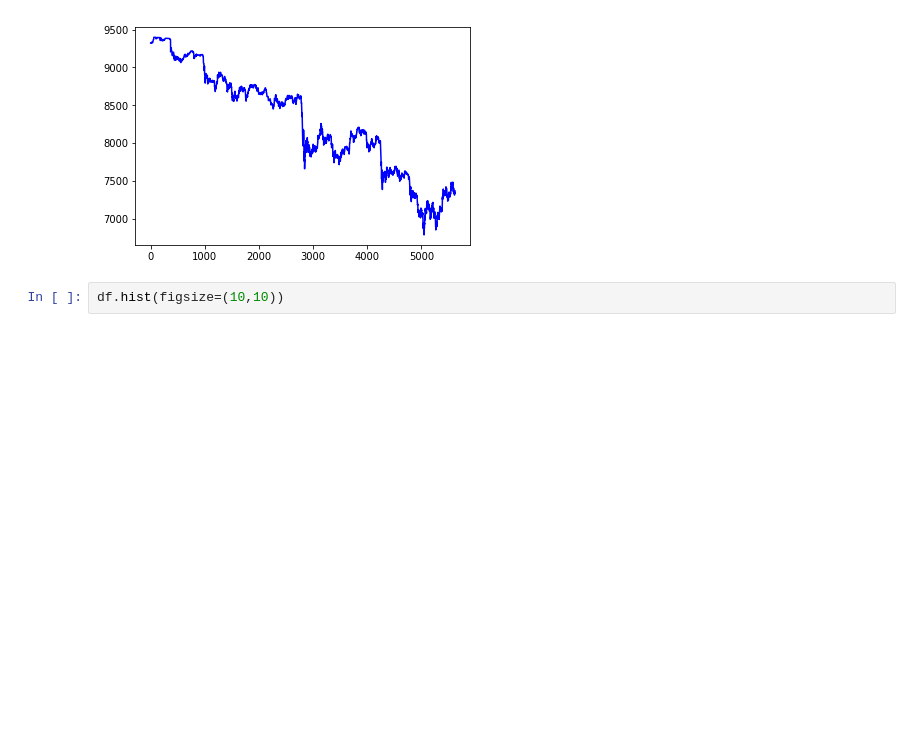
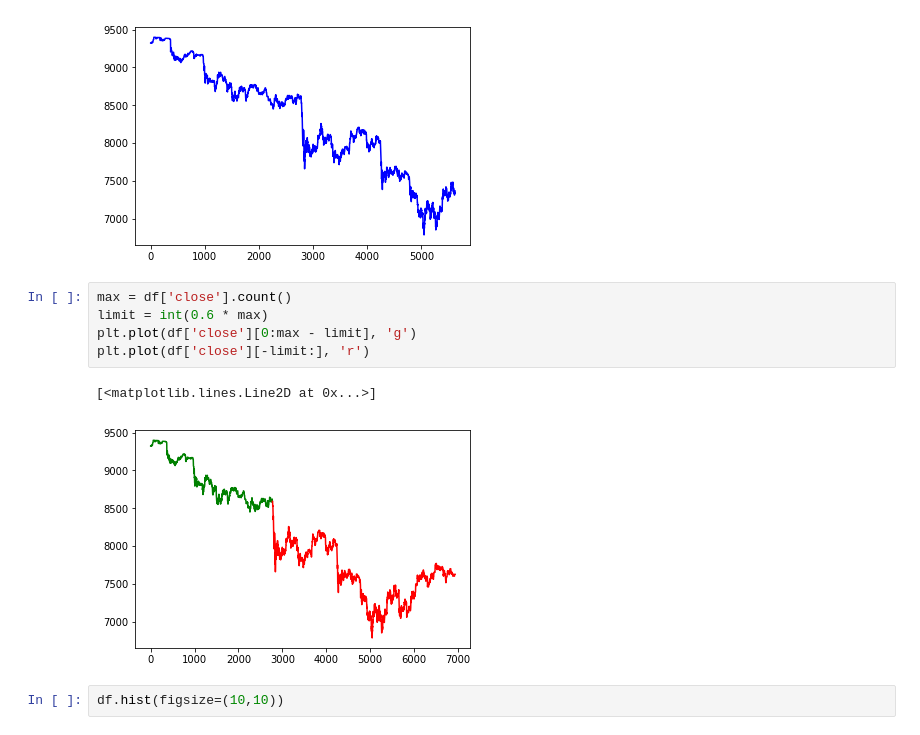
Before and after one commit to scristofari/bitcoin-challenge, a Jupyter notebook: BitCoin Challenge.ipynb, the cells around one changed output. Cells and saved outputs as stored; diff of their text form; blank space fills up the shorter version.

```diff
--- a/BitCoin Challenge.ipynb
+++ b/BitCoin Challenge.ipynb
@@ -53,6 +53,14 @@ plt.plot(df['close'], 'b')
 # %% [output]
 [<matplotlib.lines.Line2D at 0x...>]
 [figure]
+# %%
+max = df['close'].count()
+limit = int(0.6 * max)
+plt.plot(df['close'][0:max - limit], 'g')
+plt.plot(df['close'][-limit:], 'r')
+# %% [output]
+[<matplotlib.lines.Line2D at 0x...>]
+[figure, added]
 # %%
 df.hist(figsize=(10,10))
 # %% [output]
```
Also changed, not shown: 3 other files.
